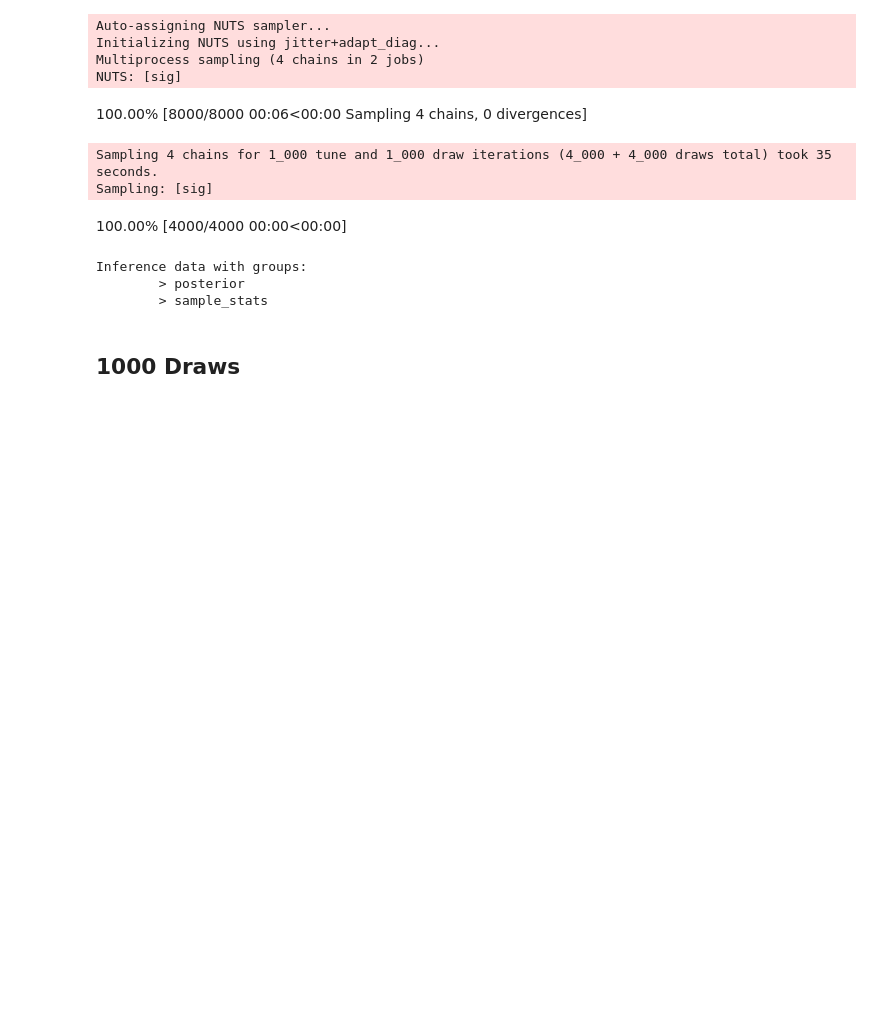
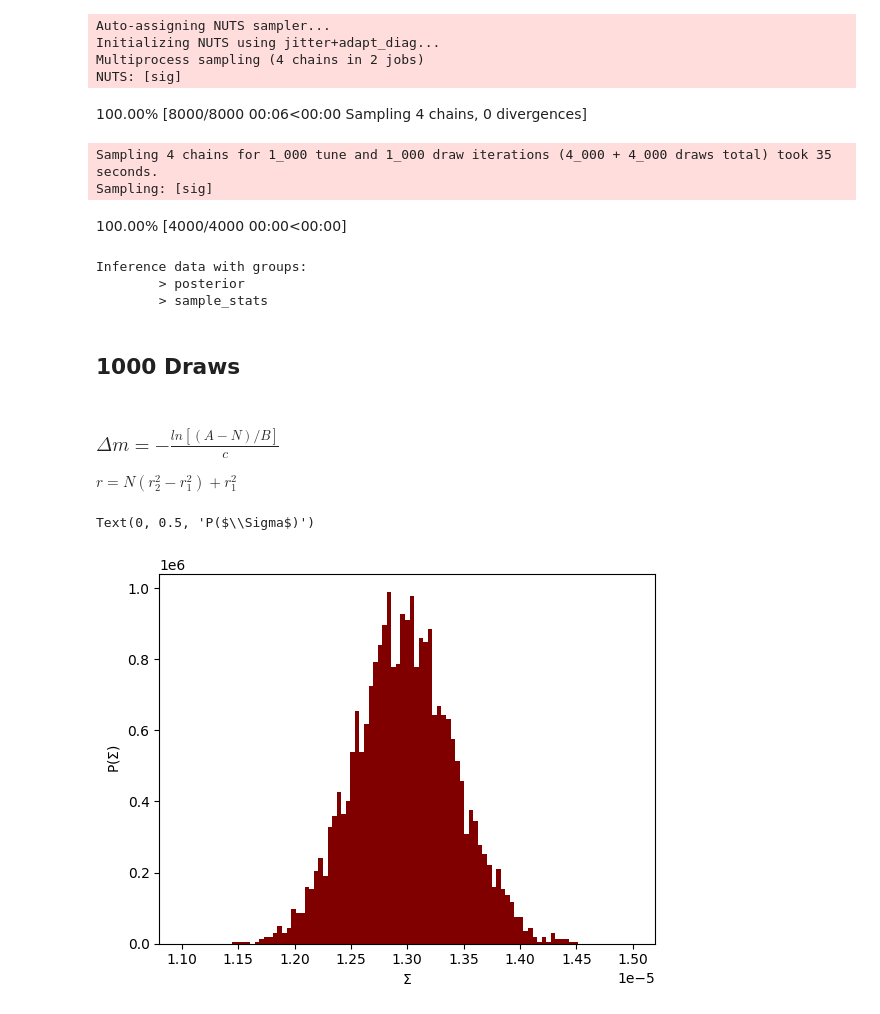
Before and after one commit to PrabhaniR/Artificial_Star_Test, a Jupyter notebook: CF - Probability.ipynb, the cells around one changed output. Drawn from its saved outputs; the diff is of its cells as text; code cells hidden in the pictures; blank space fills up the shorter version.

```diff
--- a/CF - Probability.ipynb
+++ b/CF - Probability.ipynb
@@ -473,3 +468,6 @@ Inference data with groups:
         > sample_stats
 # %% [markdown]
 ## 1000 Draws
+# %% [markdown]
+### $\Delta m = -\frac{ln[(A - N)/B]}{c}$
+$r = N(r_2^2 - r_1^2) + r_1^2$
@@ -476,2 +482,12 @@ Inference data with groups:
+# %%
+#with 1000 draws hist
+fig, ax = plt.subplots()
+ax.hist(sig_forecast.posterior_predictive['sig'].data.flatten()
+        , density=True, bins=np.linspace(1.10e-5, 1.5e-5, 100), color='maroon')
+ax.set_xlabel('$\Sigma$')
+ax.set_ylabel('P($\Sigma$)')
+# %% [output]
+Text(0, 0.5, 'P($\\Sigma$)')
+[figure, added]
 # %%
 plt.subplots()
```
Also changed, not shown: parts of 28 cells of this notebook.
